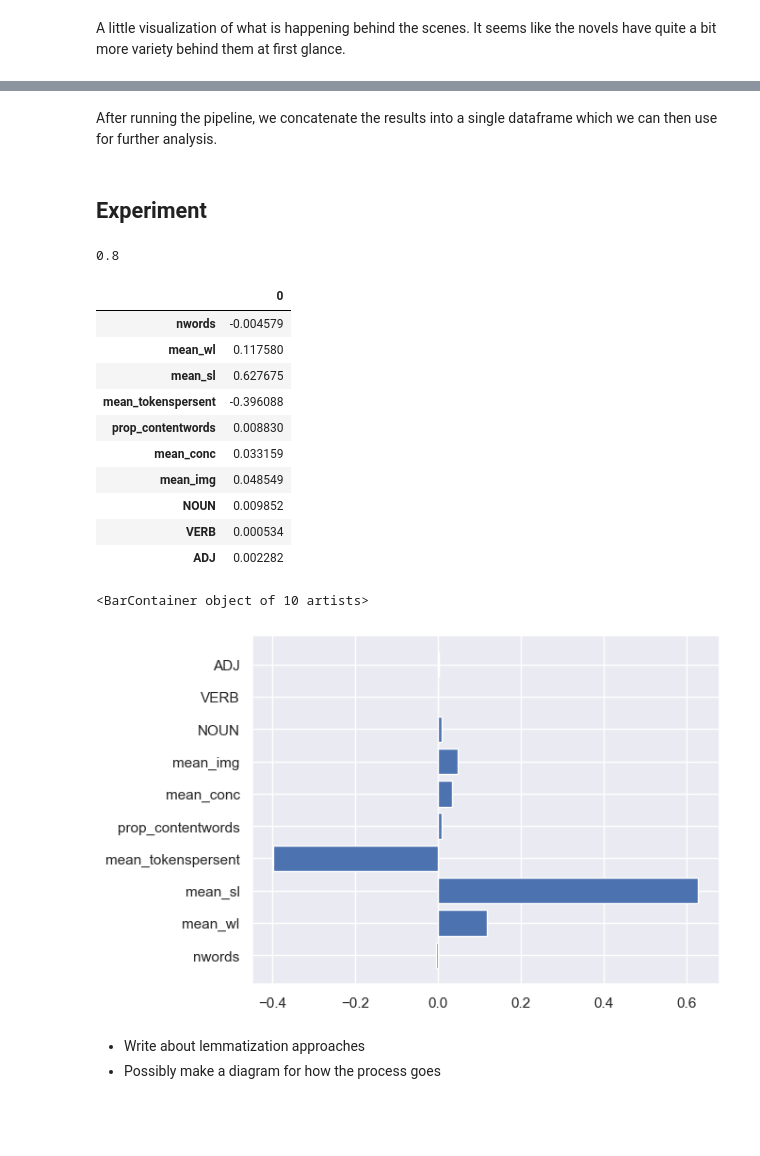
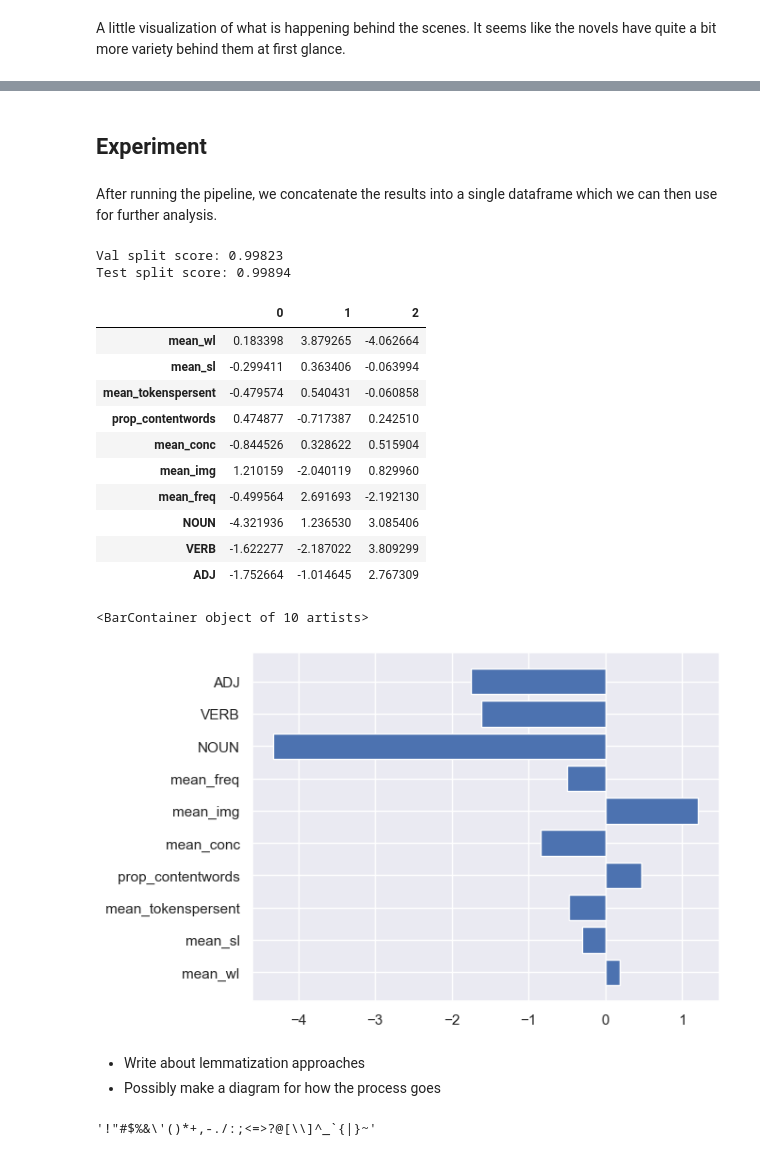
Before and after one commit to m-krastev/creative-thesis, a Jupyter notebook: src/tests.ipynb, the cells around one changed output, grey strips where cells are left out. Saved outputs shown, nothing was run; the diff lists cells and outputs as text; code cells hidden in the pictures; blank space fills up the shorter version.

Commit message:
Reworked the model functions to return results that make sense

```diff
--- a/src/tests.ipynb
+++ b/src/tests.ipynb
@@ -169,2 +210,4 @@ writingprompts_df.head()
+# %% [markdown]
+## Experiment
 # %% [markdown]
 After running the pipeline, we concatenate the results into a single dataframe which we can then use for further analysis.
@@ -175,43 +214,60 @@ df = df.join(pd.json_normalize(df["prop_pos"]).fillna(0.0)) # type: ignore
-# %% [markdown]
-## Experiment
 # %%
 from sklearn.linear_model import LogisticRegression
 from sklearn.model_selection import train_test_split
-from sklearn.metrics import accuracy_score
+from sklearn.pipeline import make_pipeline
+from sklearn.preprocessing import StandardScaler
 
-xdf = df.drop(["title", "class", "prop_pos"],axis=1)
+# Join
+df = pd.concat([creative_df, writingprompts_df, legal_df], ignore_index=True)
+df = df.join(pd.json_normalize(df["prop_pos"]).fillna(0.0))  # type: ignore
+
+# drop unneeded columns and select features
+xdf = df.drop(["title", "class", "prop_pos"], axis=1)
+
+# drop arbitrary columns to see how results change
+xdf = xdf.drop("nwords", axis=1)
 ydf = df["class"]
-xtrain, xtest, ytrain, ytest = train_test_split(xdf, ydf,test_size=0.1)
+
+# make the splits
+xtrain, xtest, ytrain, ytest = train_test_split(xdf, ydf, test_size=0.1)
 xtrain, xval, ytrain, yval = train_test_split(xtrain, ytrain, test_size=0.1)
 
-reg = LogisticRegression()
-reg.fit(xtrain, ytrain)
-predicts = reg.predict(xtest)
+# create the pipeline
+pipe = make_pipeline(StandardScaler(), LogisticRegression())
+pipe.fit(xtrain, ytrain)  # apply scaling on training data
 
-accuracy_score(predicts, ytest)
+# test the scoring
+print(f"Val split score: {pipe.score(xval, yval):.5f}")
+print(f"Test split score: {pipe.score(xtest, ytest):.5f}")
 # %% [output]
-0.8
+Val split score: 0.99823
+Test split score: 0.99894
 # %%
-display_df = pd.DataFrame(reg.coef_.T, index=xdf.columns)
+import matplotlib.pyplot as plt
+display_df = pd.DataFrame(pipe['logisticregression'].coef_.T, index=xdf.columns) # type: ignore
 display(display_df)
 
-import matplotlib.pyplot as plt
-
-plt.barh(display_df.index,display_df[0])
+plt.barh(display_df.index, display_df[0])
 # %% [output]
-|  | 0 |
-| nwords | -0.004579 |
-| mean_wl | 0.117580 |
-| mean_sl | 0.627675 |
-| mean_tokenspersent | -0.396088 |
-| prop_contentwords | 0.008830 |
-| mean_conc | 0.033159 |
-| mean_img | 0.048549 |
-| NOUN | 0.009852 |
-| VERB | 0.000534 |
-| ADJ | 0.002282 |
+|  | 0 | 1 | 2 |
+| mean_wl | 0.183398 | 3.879265 | -4.062664 |
+| mean_sl | -0.299411 | 0.363406 | -0.063994 |
+| mean_tokenspersent | -0.479574 | 0.540431 | -0.060858 |
+| prop_contentwords | 0.474877 | -0.717387 | 0.242510 |
+| mean_conc | -0.844526 | 0.328622 | 0.515904 |
+| mean_img | 1.210159 | -2.040119 | 0.829960 |
+| mean_freq | -0.499564 | 2.691693 | -2.192130 |
+| NOUN | -4.321936 | 1.236530 | 3.085406 |
+| VERB | -1.622277 | -2.187022 | 3.809299 |
+| ADJ | -1.752664 | -1.014645 | 2.767309 |
 <BarContainer object of 10 artists>
-[figure, old version]
+[figure, new version]
 # %% [markdown]
 - Write about lemmatization approaches
 - Possibly make a diagram for how the process goes
+# %%
+import string
+
+string.punctuation
+# %% [output]
+'!"#$%&\'()*+,-./:;<=>?@[\\]^_`{|}~'
```
Also changed, not shown: parts of 10 cells of this notebook, 9 other files.
